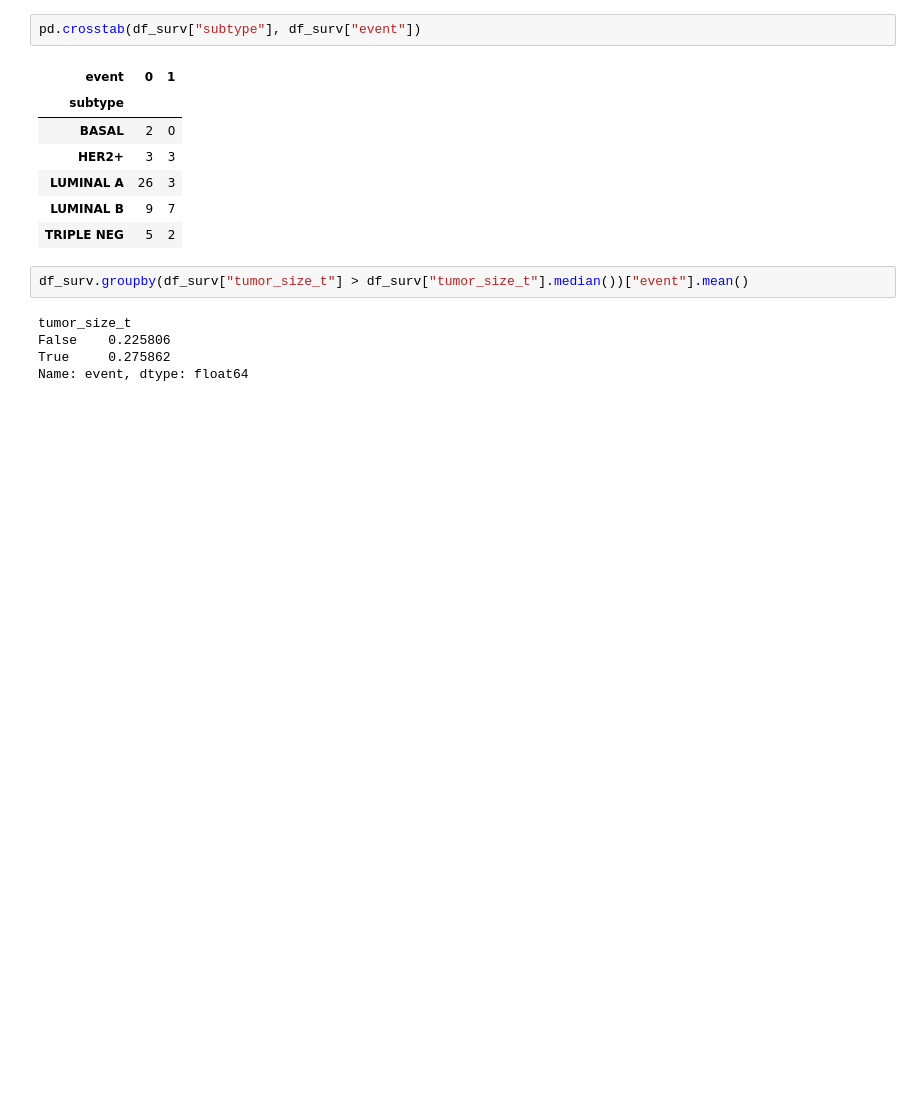
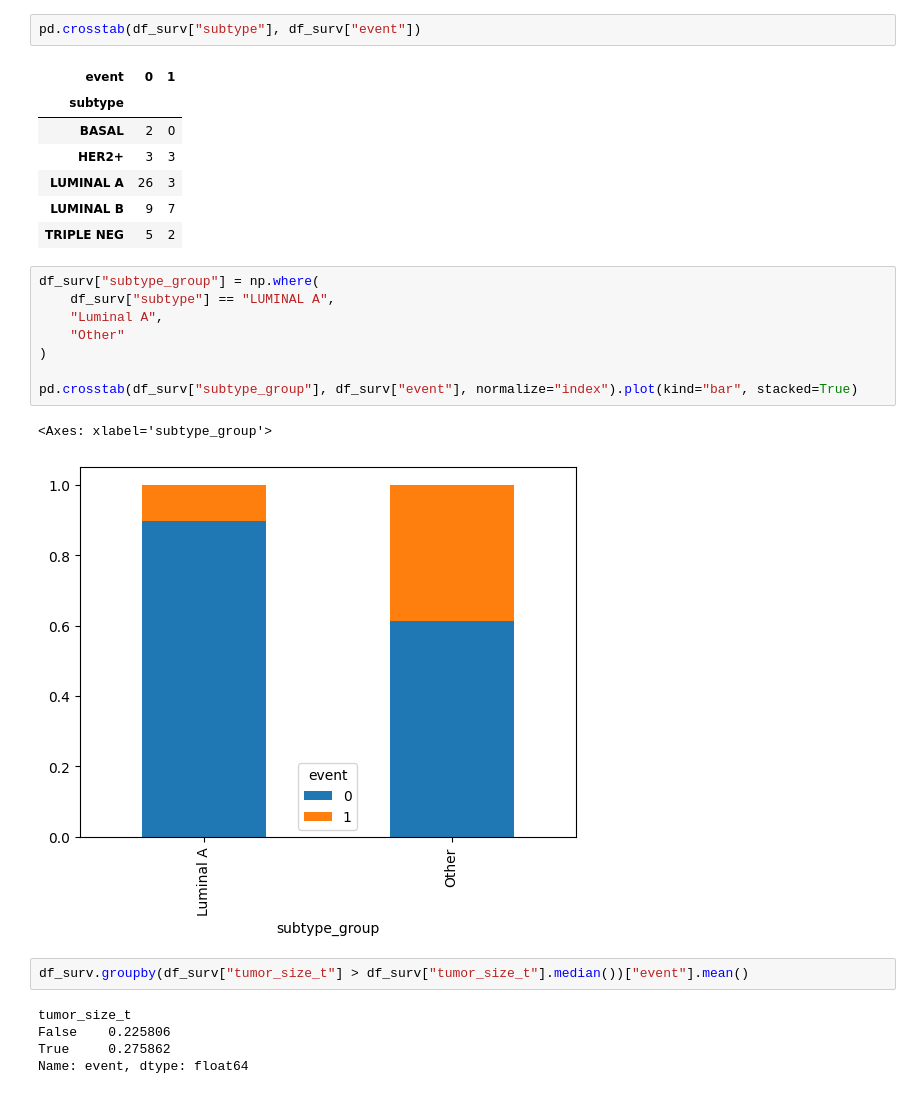
Before and after one commit to Alberto-97sc/breast-cancer-survival-analysis, a Jupyter notebook: notebooks/02_eda.ipynb, the cells around one changed output. Drawn from its saved outputs; the diff is of its cells as text; blank space fills up the shorter version.

```diff
--- a/notebooks/02_eda.ipynb
+++ b/notebooks/02_eda.ipynb
@@ -130,6 +146,17 @@ pd.crosstab(df_surv["subtype"], df_surv["event"])
 | LUMINAL A | 26 | 3 |
 | LUMINAL B | 9 | 7 |
 | TRIPLE NEG | 5 | 2 |
+# %%
+df_surv["subtype_group"] = np.where(
+    df_surv["subtype"] == "LUMINAL A",
+    "Luminal A",
+    "Other"
+)
+
+pd.crosstab(df_surv["subtype_group"], df_surv["event"], normalize="index").plot(kind="bar", stacked=True)
+# %% [output]
+<Axes: xlabel='subtype_group'>
+[figure, added]
 # %%
 df_surv.groupby(df_surv["tumor_size_t"] > df_surv["tumor_size_t"].median())["event"].mean()
 # %% [output]
```
Also changed, not shown: parts of 6 cells of this notebook.
